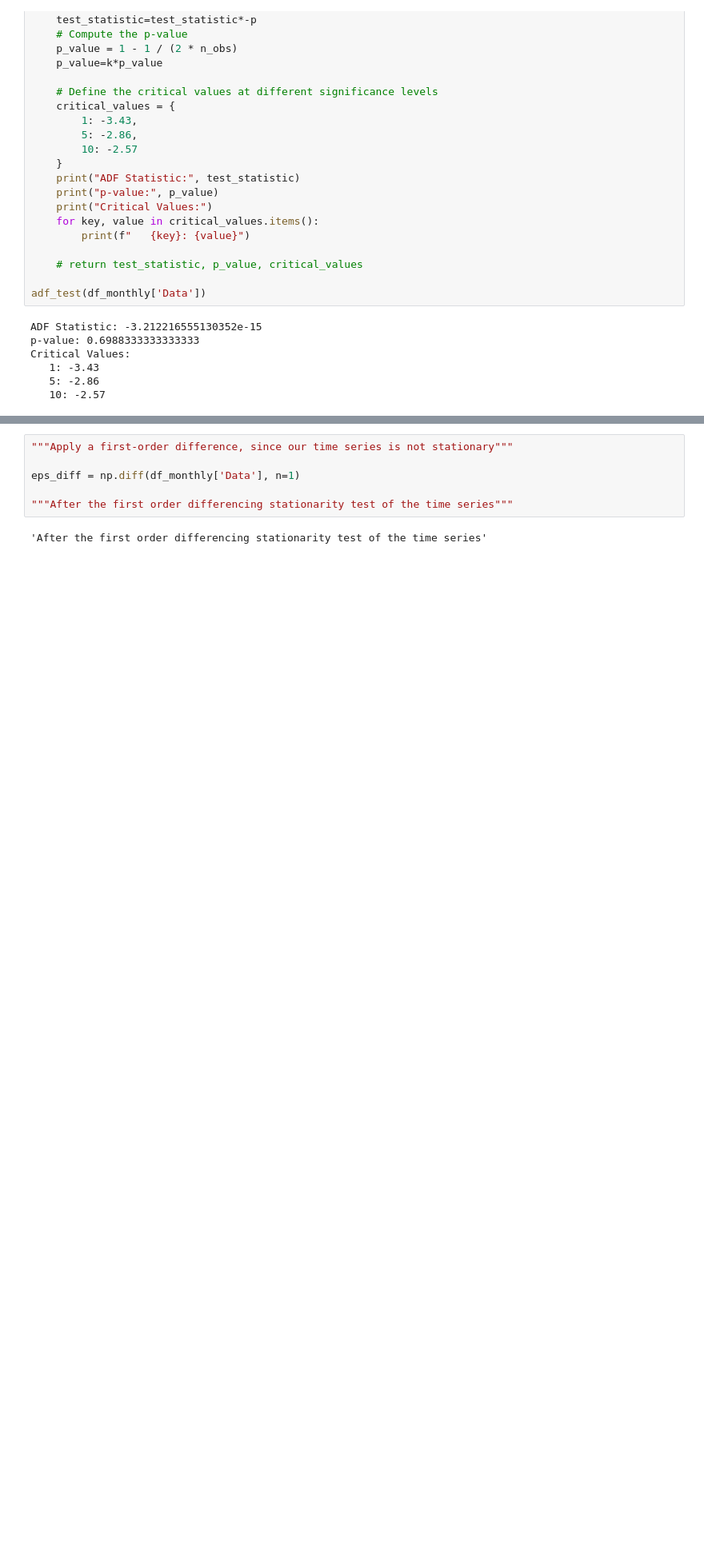
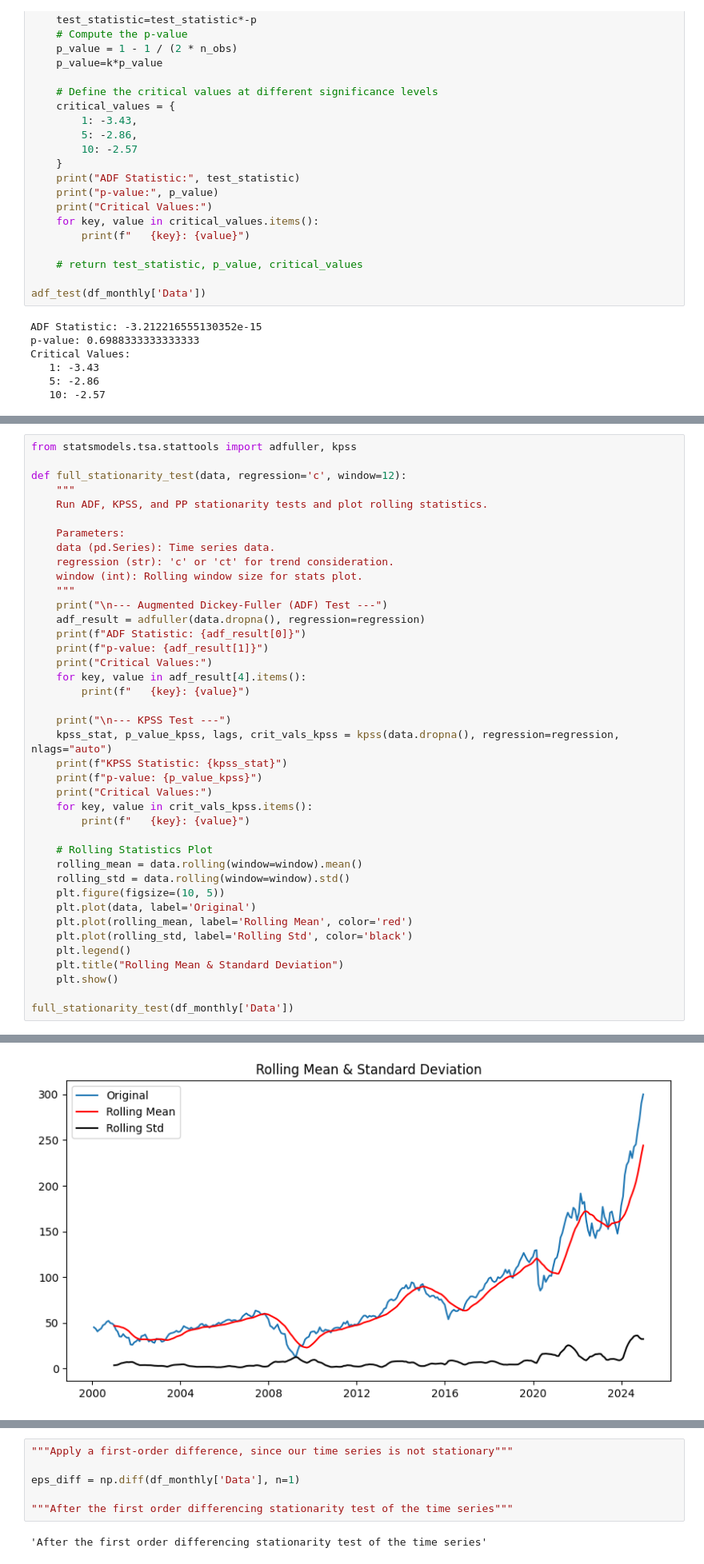
Before and after one commit to DishantB0411/RTSM_2025, a Jupyter notebook: AMEX_Stock_price_Prediction.ipynb, the cells around one changed output, grey strips where cells are left out. Shown at 80% size. Drawn from its saved outputs; the diff is of its cells as text; blank space fills up the shorter version.

```diff
--- a/AMEX_Stock_price_Prediction.ipynb
+++ b/AMEX_Stock_price_Prediction.ipynb
@@ -305,0 +354,41 @@ Critical Values:
+# %%
+from statsmodels.tsa.stattools import adfuller, kpss
+
+def full_stationarity_test(data, regression='c', window=12):
+    """
+    Run ADF, KPSS, and PP stationarity tests and plot rolling statistics.
+
+    Parameters:
+    data (pd.Series): Time series data.
+    regression (str): 'c' or 'ct' for trend consideration.
+    window (int): Rolling window size for stats plot.
+    """
+    print("\n--- Augmented Dickey-Fuller (ADF) Test ---")
+    adf_result = adfuller(data.dropna(), regression=regression)
+    print(f"ADF Statistic: {adf_result[0]}")
+    print(f"p-value: {adf_result[1]}")
+    print("Critical Values:")
+    for key, value in adf_result[4].items():
+        print(f"   {key}: {value}")
+
+    print("\n--- KPSS Test ---")
+    kpss_stat, p_value_kpss, lags, crit_vals_kpss = kpss(data.dropna(), regression=regression, nlags="auto")
+    print(f"KPSS Statistic: {kpss_stat}")
+    print(f"p-value: {p_value_kpss}")
+    print("Critical Values:")
+    for key, value in crit_vals_kpss.items():
+        print(f"   {key}: {value}")
+
+    # Rolling Statistics Plot
+    rolling_mean = data.rolling(window=window).mean()
+    rolling_std = data.rolling(window=window).std()
+    plt.figure(figsize=(10, 5))
+    plt.plot(data, label='Original')
+    plt.plot(rolling_mean, label='Rolling Mean', color='red')
+    plt.plot(rolling_std, label='Rolling Std', color='black')
+    plt.legend()
+    plt.title("Rolling Mean & Standard Deviation")
+    plt.show()
+
+full_stationarity_test(df_monthly['Data'])
+# %% [output]
@@ -305,0 +414 @@ Critical Values:
+[figure, added]
```
Also changed, not shown: parts of 9 cells of this notebook.
